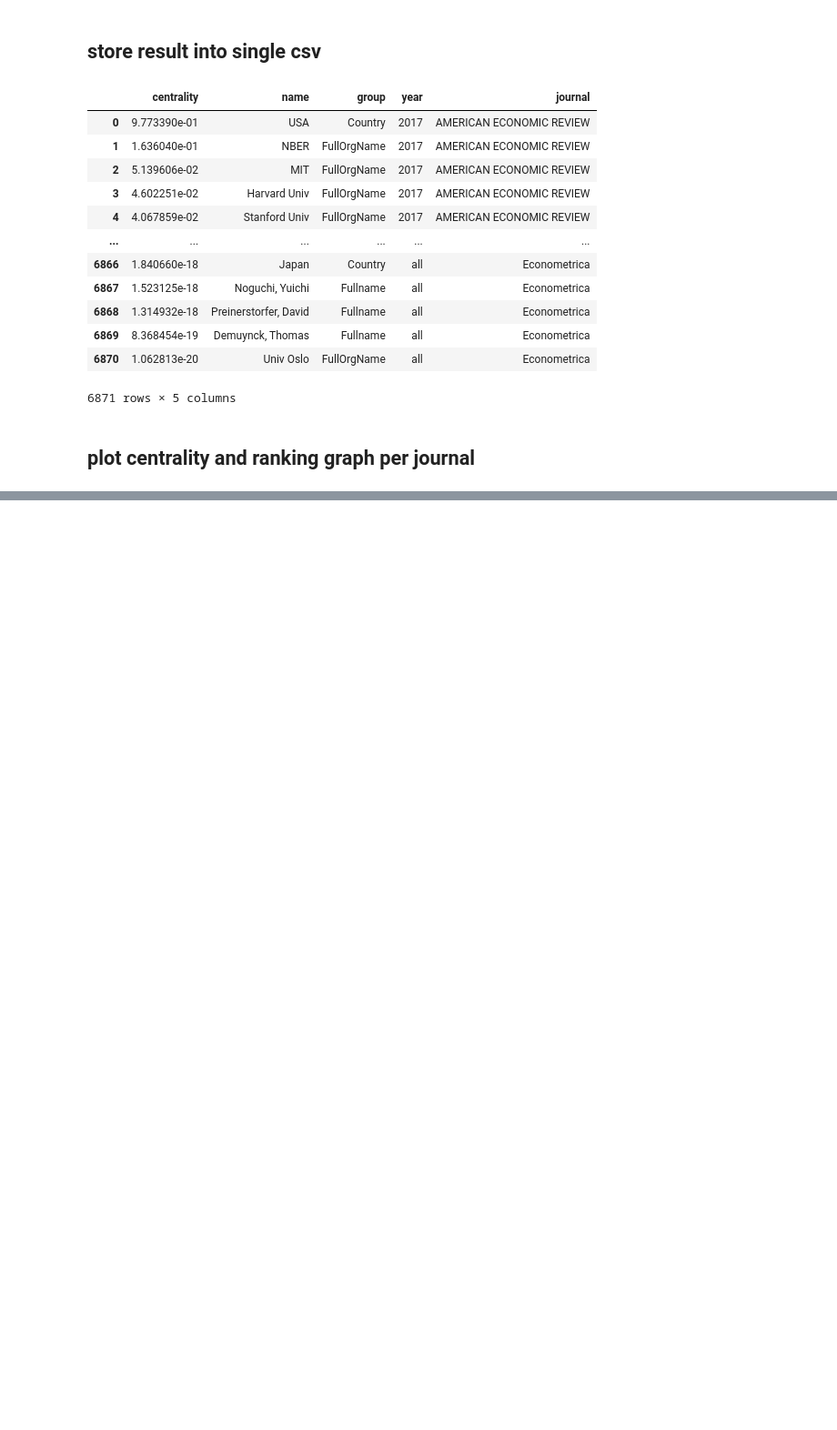
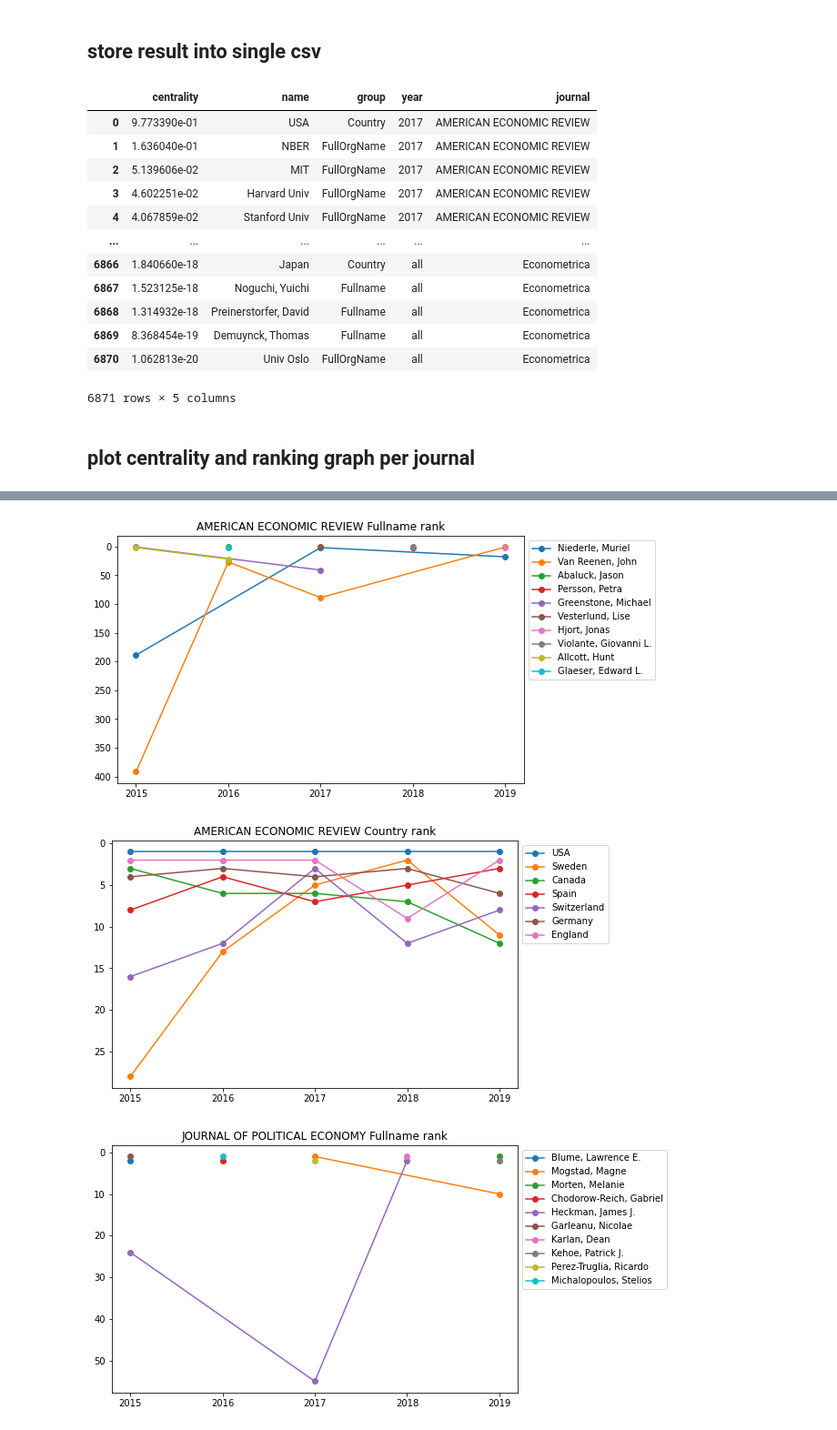
Before and after one commit to robert1003/2020_NARLabs_proposal, a Jupyter notebook: src/drawing.ipynb, the cells around one changed output, grey strips where cells are left out. Shown at 91% size. Drawn from its saved outputs; the diff is of its cells as text; code cells hidden in the pictures; blank space fills up the shorter version.

```diff
--- a/src/drawing.ipynb
+++ b/src/drawing.ipynb
@@ -159,0 +169,16 @@ draw('Country', 'rank', 3, range(2015, 2020), 'AMERICAN ECONOMIC REVIEW')
+# %%
+draw('Fullname', 'rank', 2, range(2015, 2020), 'AMERICAN ECONOMIC REVIEW')
+draw('Country', 'rank', 3, range(2015, 2020), 'AMERICAN ECONOMIC REVIEW')
+
+draw('Fullname', 'rank', 2, range(2015, 2020), 'JOURNAL OF POLITICAL ECONOMY')
+draw('Country', 'rank', 3, range(2015, 2020), 'JOURNAL OF POLITICAL ECONOMY')
+
+draw('Fullname', 'rank', 2, range(2015, 2020), 'REVIEW OF ECONOMIC STUDIES')
+draw('Country', 'rank', 3, range(2015, 2020), 'REVIEW OF ECONOMIC STUDIES')
+
+draw('Fullname', 'rank', 5, ['all'], 'Econometrica')
+draw('Country', 'rank', 5, ['all'], 'Econometrica')
+# %% [output]
+[figure, added]
+[figure, added]
+[figure, added]
```
Also changed, not shown: parts of 6 cells of this notebook.
